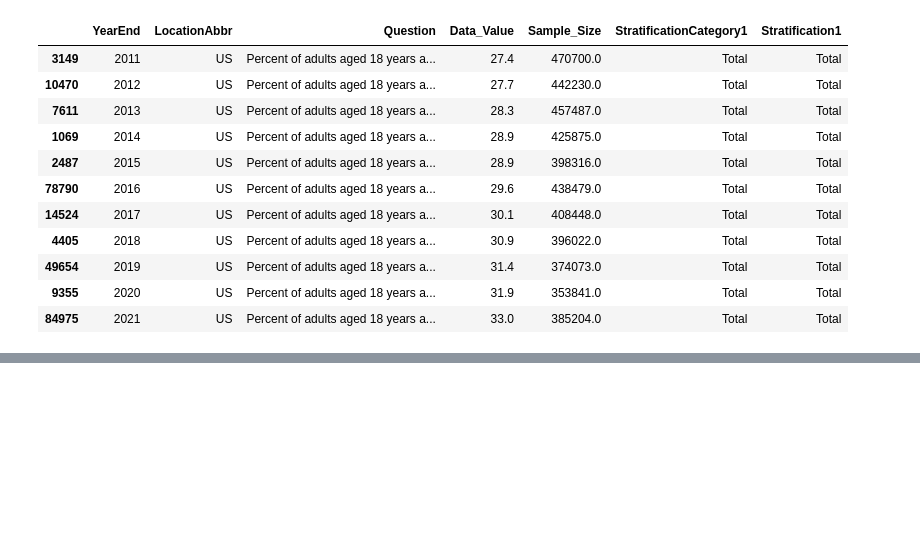
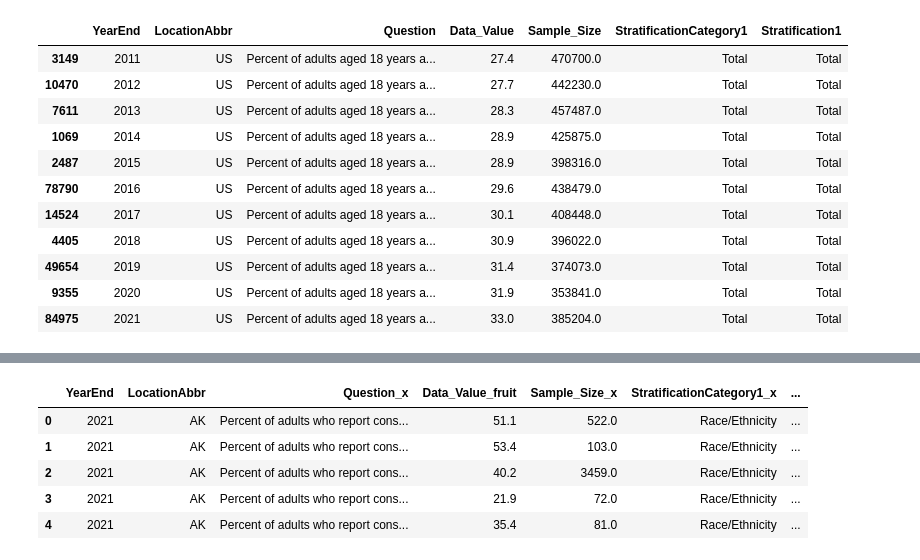
Before and after one commit to sma005/project-one-group-4, a Jupyter notebook: obesity_study_csv.ipynb, the cells around one changed output, grey strips where cells are left out. Cells and saved outputs as stored; diff of their text form; code cells hidden in the pictures; blank space fills up the shorter version.

```diff
--- a/obesity_study_csv.ipynb
+++ b/obesity_study_csv.ipynb
@@ -287,0 +299,14 @@ plt.savefig("../Images.png")
+# %%
+fruit_merged_veggie = pd.merge(fruit_df, veggie_df, on=["LocationAbbr", "Stratification1"])
+fruit_merged_veggie.rename(columns={'YearEnd_x': 'YearEnd', 'Data_Value_x': 'Data_Value_fruit','Data_Value_y': 'Data_Value_veggie'}, inplace=True)
+fruit_merged_veggie = fruit_merged_veggie[fruit_merged_veggie['Data_Value_fruit'].notna()]
+fruit_merged_veggie = fruit_merged_veggie[fruit_merged_veggie['Data_Value_veggie'].notna()]
+
+fruit_merged_veggie.head()
+# %% [output]
+|  | YearEnd | LocationAbbr | Question_x | Data_Value_fruit | Sample_Size_x | StratificationCategory1_x | ... |
+| 0 | 2021 | AK | Percent of adults who report cons... | 51.1 | 522.0 | Race/Ethnicity | ... |
+| 1 | 2021 | AK | Percent of adults who report cons... | 53.4 | 103.0 | Race/Ethnicity | ... |
+| 2 | 2021 | AK | Percent of adults who report cons... | 40.2 | 3459.0 | Race/Ethnicity | ... |
+| 3 | 2021 | AK | Percent of adults who report cons... | 21.9 | 72.0 | Race/Ethnicity | ... |
+| 4 | 2021 | AK | Percent of adults who report cons... | 35.4 | 81.0 | Race/Ethnicity | ... |
```
Also changed, not shown: parts of 8 cells of this notebook, 9 other files.
